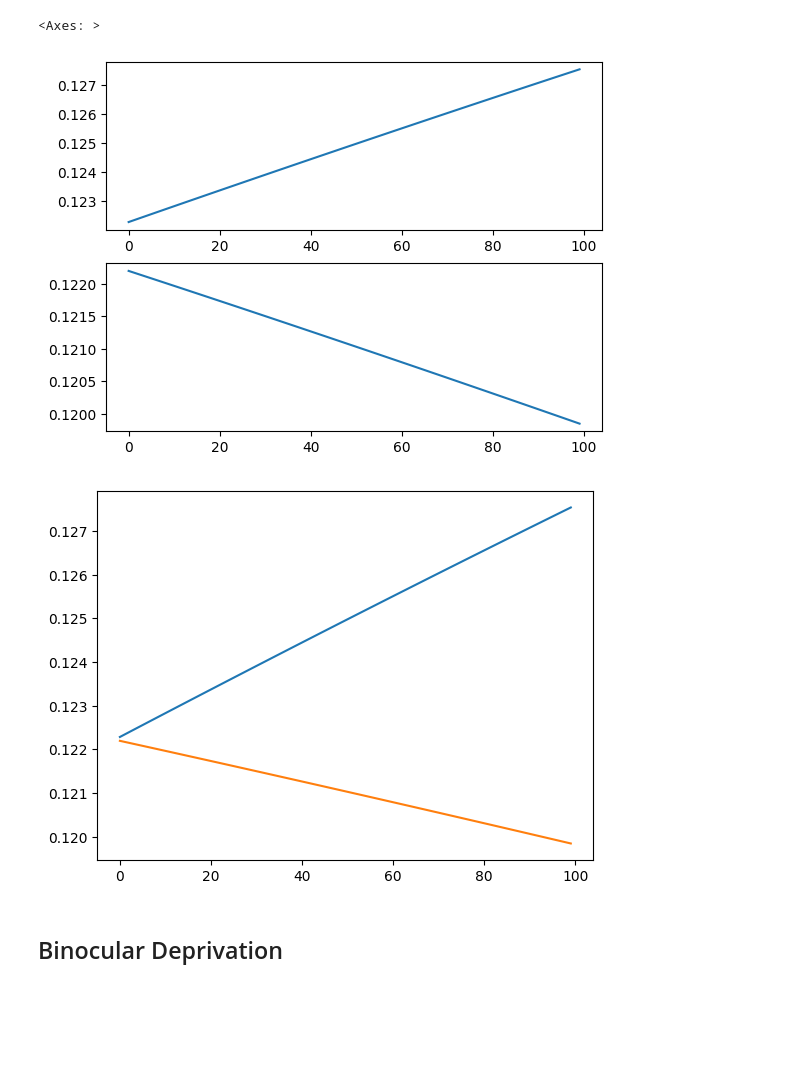
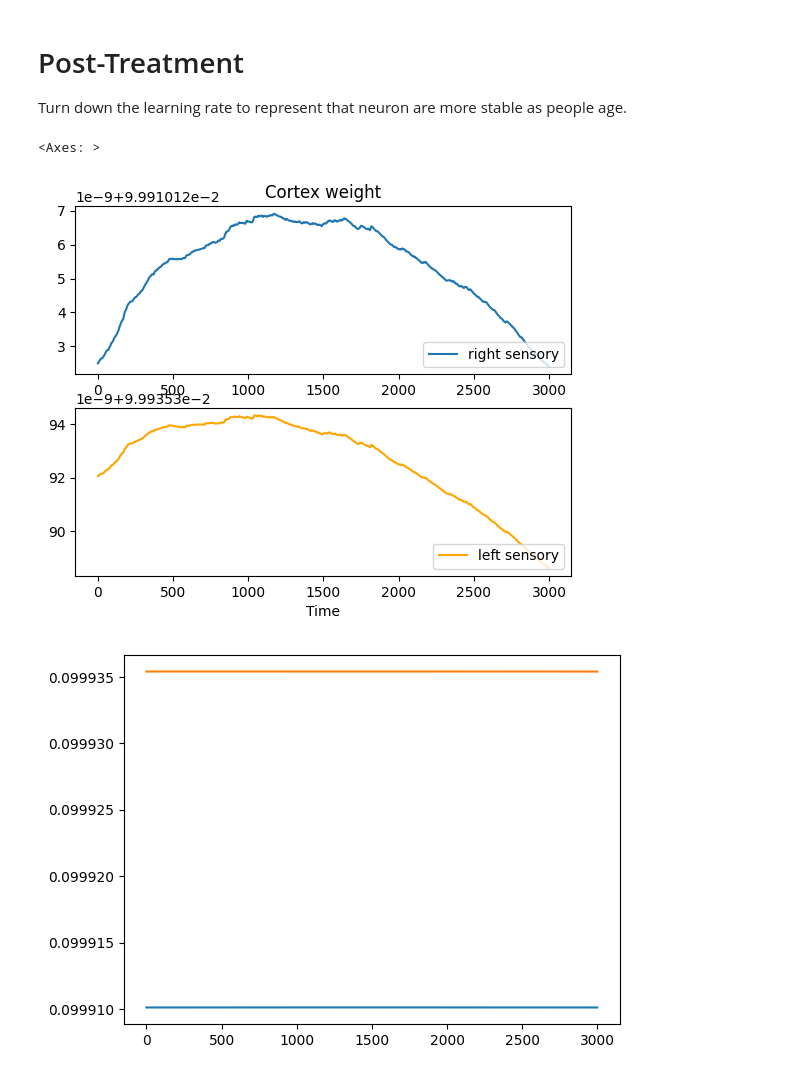
Before and after one commit to Jim137/binocular_balance, a Jupyter notebook: bb.ipynb, the cells around one changed output. Saved outputs shown, nothing was run; the diff lists cells and outputs as text; code cells hidden in the pictures; blank space fills up the shorter version.

```diff
--- a/bb.ipynb
+++ b/bb.ipynb
@@ -39,22 +142,44 @@ plot_weight_value(cortex, ax2, presynaptic_neuron_id=2)
+# %% [markdown]
+# Post-Treatment
+
+Turn down the learning rate to represent that neuron are more stable as people age.
+# %%
+learning_rate = 1e-10
 # %%
-bsnn.add_input(
-    data0=(np.ones((n_sensory, 1)) * light_strength).flatten(),
-    data1=np.zeros((n_sensory, 1)).flatten(),
-)
+recording = []
+for _ in range(300):
+    rand = np.random.normal(0.5, 0.1, (n_sensory, 1))
+    bsnn.add_input(
+        data0=(rand).flatten(),
+        data1=(rand).flatten(),
+    )
 
-recording = bsnn.dynamic(time, learning_rate=learning_rate, is_record=True)
-sensory, cortex, motor = record_splitter(recording, "bisensory")
+    recording.extend(bsnn.dynamic(time, learning_rate=learning_rate, is_record=True))
+sensory3, cortex3, motor3 = record_splitter(recording, "bisensory")
 # %%
 fig, (ax1, ax2) = plt.subplots(2, 1)
-plot_weight_value(cortex, ax1, presynaptic_neuron_id=0)
-plot_weight_value(cortex, ax2, presynaptic_neuron_id=2)
+plot_weight_value(
+    cortex3, ax1, presynaptic_neuron_id=range(n_sensory), label="right sensory"
+)
+plot_weight_value(
+    cortex3,
+    ax2,
+    presynaptic_neuron_id=range(n_sensory, 2 * n_sensory),
+    label="left sensory",
+    color="orange",
+)
+ax1.legend(loc="lower right")
+ax2.legend(loc="lower right")
+ax1.set_title("Cortex weight")
+ax2.set_xlabel("Time")
+
 
 fig, ax = plt.subplots()
-plot_weight_value(cortex, ax, presynaptic_neuron_id=0)
-plot_weight_value(cortex, ax, presynaptic_neuron_id=2)
+plot_weight_value(cortex3, ax, presynaptic_neuron_id=range(n_sensory), label="right")
+plot_weight_value(
+    cortex3, ax, presynaptic_neuron_id=range(n_sensory, 2 * n_sensory), label="left"
+)
 # %% [output]
 <Axes: >
-[figure, old version]
+[figure, new version]
-[figure, old version]
+[figure, new version]
-# %% [markdown]
-## Binocular Deprivation
```
Also changed, not shown: parts of 24 cells of this notebook, 1 other file.
